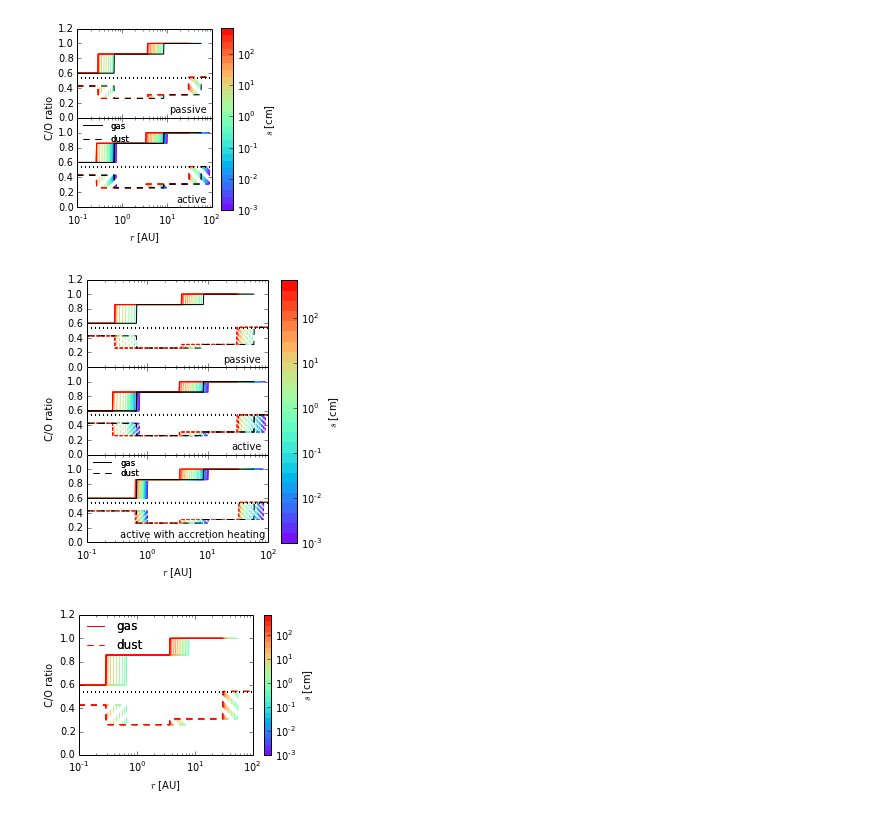
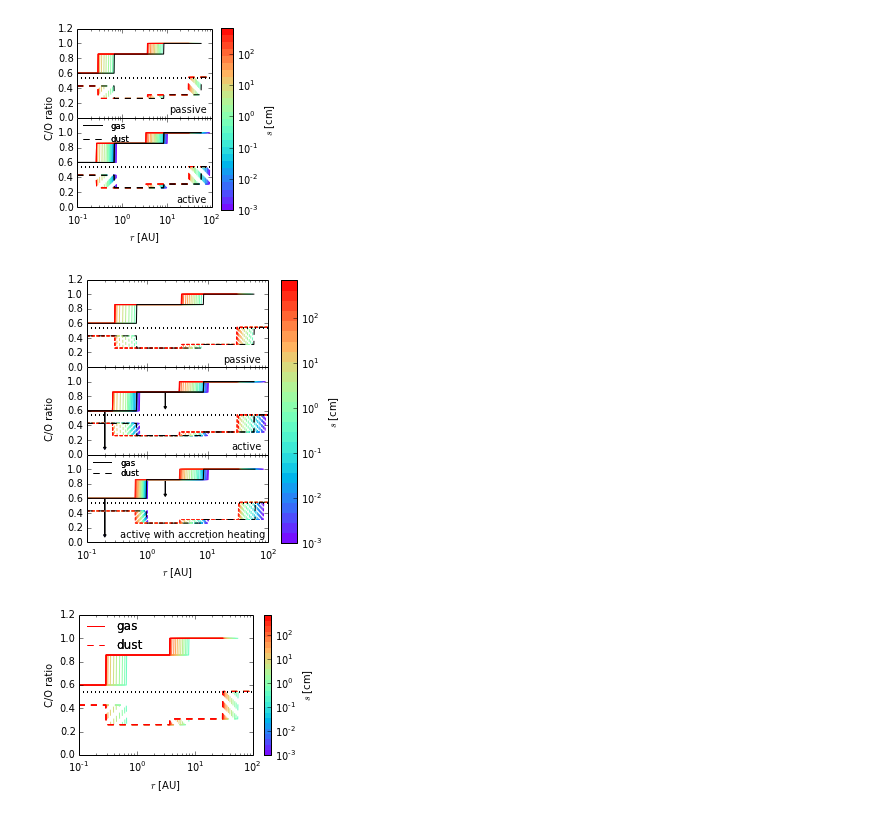
Before and after one commit to apiso/Thesis, a Jupyter notebook: python/C_O_ratio.ipynb, the cells around one changed output. Cells and saved outputs as stored; diff of their text form; code cells hidden in the pictures.

```diff
--- a/python/C_O_ratio.ipynb
+++ b/python/C_O_ratio.ipynb
@@ -52,10 +52,12 @@ for j in range(12, 27):
     sp = np.append(sp, COact(a[0], j)[1])
 
 
-arraygass, arraysolids  = [], []
+arraygass, arraysolids, arraygassact, arraysolidsact  = [], [], [], []
 for i in range(len(a)):
-    arraygass = np.append(arraygass, CO.C_O_ratio(a[i], T0 = 120, q = 3./7)[0])
-    arraysolids = np.append(arraysolids, CO.C_O_ratio(a[i], T0 = 120, q = 3./7)[1])
+    arraygass = np.append(arraygass, CO.C_O_ratio(a[i], 0.01, 1e-8, 2e-6, 2.3, T0 = 120, q = 3./7)[0])
+    arraysolids = np.append(arraysolids, CO.C_O_ratio(a[i], 0.01, 1e-8, 2e-6, 2.3, T0 = 120, q = 3./7)[1])
+    arraygassact = np.append(arraygassact, CO.C_O_ratio(a[i], 0.01, 1e-8, 2e-6, 2.3, T0 = 120, q = 3./7, acc = 1)[0])
+    arraysolidsact = np.append(arraysolidsact, CO.C_O_ratio(a[i], 0.01, 1e-8, 2e-6, 2.3, T0 = 120, q = 3./7, acc = 1)[1])
 # %% [output]
 5 27
 # %%
@@ -145,14 +147,20 @@ ax1.semilogx(a, arraygass, c = 'black')
 ax1.semilogx(a, arraysolids, c = 'black', ls = '--')
 ax2.semilogx(a, arraygass, c = 'black')
 ax2.semilogx(a, arraysolids, c = 'black', ls = '--')
-ax3.semilogx(a, arraygass, c = 'black')
-ax3.semilogx(a, arraysolids, c = 'black', ls = '--')
+ax3.semilogx(a, arraygassact, c = 'black')
+ax3.semilogx(a, arraysolidsact, c = 'black', ls = '--')
 
 ax1.semilogx(a, ones(len(a))*0.54, ls = ':', lw = 2, color = 'black')
 ax1.set_ylim(0, 1.2)
 ax2.semilogx(a, ones(len(a))*0.54, ls = ':', lw = 2, color = 'black')
 ax2.set_ylim(0, 1.2)
 ax2.set_yticks([0, 0.2, 0.4, 0.6, 0.8, 1])
+
+ax2.arrow(0.2, 0.6, 0, -0.5)
+ax2.arrow(2, 0.85714286, 0, -0.2, fc="k", ec="k", head_width=0.2, head_length = 0.03)
+ax3.arrow(0.2, 0.6, 0, -0.5)
+ax3.arrow(2, 0.85714286, 0, -0.2,  fc="k", ec="k", head_width=0.2, head_length = 0.03)
+
 #ax1.set_ylabel('C/O ratio')
 
 #ax.semilogx(a, arraygas[:,0], c = cm.rainbow(int(rnb[0])), label = r'$0.001$ cm')
@@ -161,35 +169,35 @@ p1, = ax2.semilogx(a, arraygass, c = 'black')
 p2, = ax2.semilogx(a, arraysolids, ls = '--', c = 'black')
 
 l1 = legend([p1, p2], ['gas', 'dust'], prop = {'size':8.5}, frameon = False, loc = 2, borderaxespad = 0, \
             handlelength = 2.8, labelspacing = 0.2)
 #ax.legend(frameon = False, loc = 2, prop = {'size':10})
 gca().add_artist(l1)
 
 cbar_ax = fig.add_axes([0.75, 0.14, 0.05, 0.81])
 cbar2 = fig.colorbar(CS2, cax = cbar_ax)
 
 ax3.semilogx(a, ones(len(a))*0.54, ls = ':', lw = 2, color = 'black')
 ax3.set_ylim(0, 1.2)
 ax3.set_yticks([0, 0.2, 0.4, 0.6, 0.8, 1])
 ax3.set_xlabel(r'$r$ [AU]')
 #ax2.set_ylabel('C/O ratio')
 cbar2.set_ticks([1e-3, 1e-2, 1e-1, 1e0, 1e1, 1e2])
 cbar2.set_label(r'$s$ [cm]')
 
 ax1.text(19, 0.07, 'passive')
 ax2.text(25, 0.07, 'active')
 ax3.text(0.35, 0.07, 'active with accretion heating')
 
 ax2.text(
     .025, 0.5, "C/O ratio", rotation='vertical',
     horizontalalignment='center', verticalalignment='center')
 
 plt.tight_layout()
 fig.subplots_adjust(left = 0.15, right = 0.71, hspace = 0)
 #plt.show()
-plt.savefig('../figs/C_O_ratio_passive_active_disk_many_colorbar_complete.pdf')
+plt.savefig('../figs/C_O_ratio_passive_active_disk_many_colorbar_complete_new.pdf')
 # %% [output]
-[figure, old version]
+[figure, new version]
 # %%
 #plt.figure(figsize = (4, 0.8 * 4))
 fig, ax = plt.subplots(figsize = (4, 0.7 * 4))
```
Also changed, not shown: parts of 2 cells of this notebook, 11 other files.
